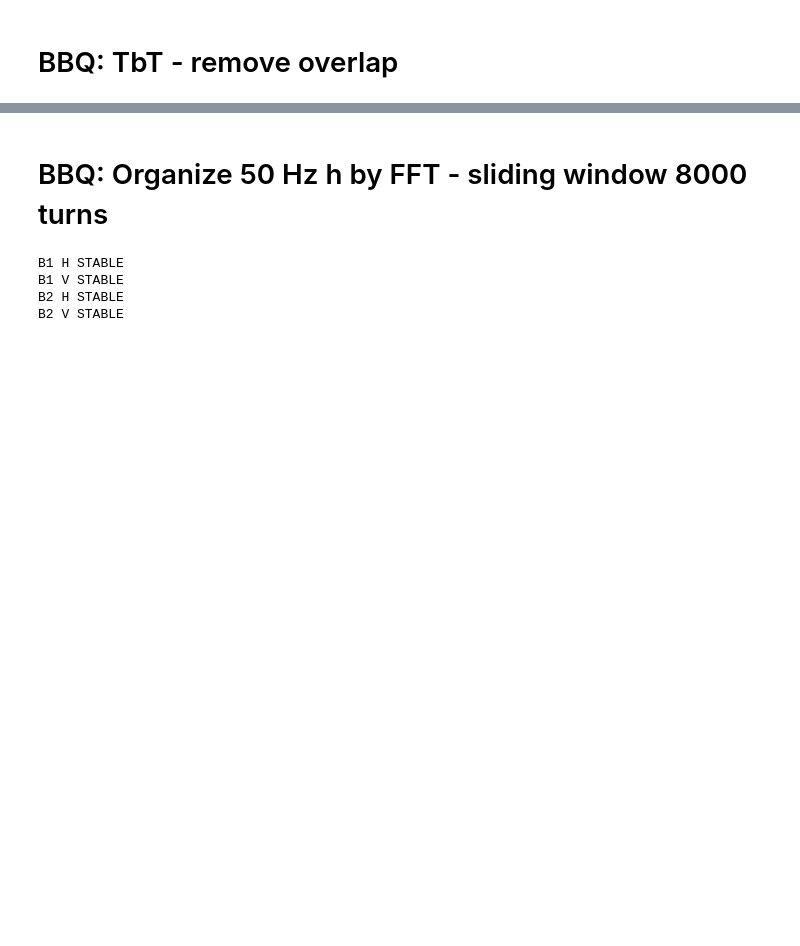
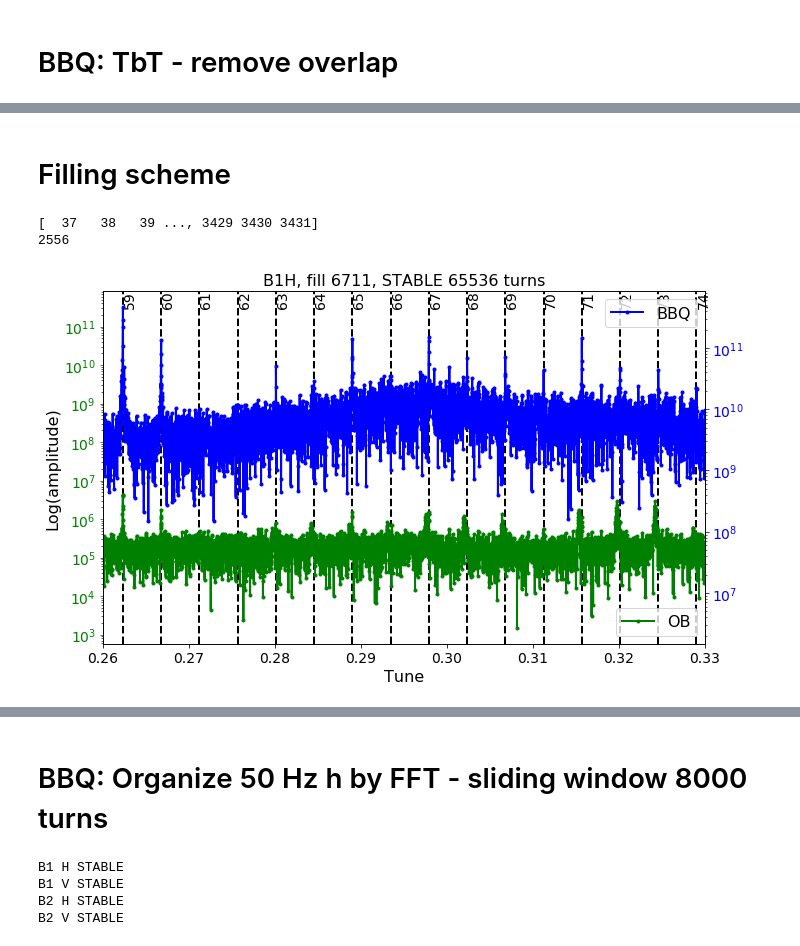
Before and after one commit to skostogl/noise_studies, a Jupyter notebook: compare_obsbox.ipynb, the cells around one changed output, grey strips where cells are left out. Cells and saved outputs as stored; diff of their text form; code cells hidden in the pictures; blank space fills up the shorter version.

```diff
--- a/compare_obsbox.ipynb
+++ b/compare_obsbox.ipynb
@@ -35,0 +36,4 @@ average overlap 248.73 samples
+# %%
+data = df.B1.H.tbt.STABLE['LHC.BQBBQ.CONTINUOUS_HS.B1:ACQ_DATA_H'].iloc[0]
+fourier2 = np.fft.rfft(data)
+freqs2 = np.fft.rfftfreq(len(fourier2)*2-1)
@@ -35,0 +76,50 @@ average overlap 248.73 samples
+# %% [markdown]
+# Filling scheme
+# %%
+cals.search('%FILL_PATTERN%')
+raw_data =   importData.LHCCals2pd('LHC.BCTFR.A6R4.B1:BUNCH_FILL_PATTERN', fill_number, 'RAMP')
+for i in raw_data['LHC.BCTFR.A6R4.B1:BUNCH_FILL_PATTERN'][0:1]:
+    bunches = np.where(np.array(i)>0.1)[0]
+    print bunches
+print len(bunches)
+# %% [output]
+[  37   38   39 ..., 3429 3430 3431]
+2556
+# %%
+fftdat = (np.fft.fft(alldat[:, bunches],axis=0))
+fftfreq = np.fft.fftfreq(fftdat.shape[0])
+sumFFT = (np.sum(fftdat,axis=1))
+freqs = np.fft.fftshift(fftfreq)
+fourier =  np.fft.fftshift(sumFFT)
+# %%
+#%matplotlib notebook
+fig1, ax1 = plt.subplots(figsize=(10,6))
+xmin = 0.26; xmax = 0.33
+import bisect
+x = np.fft.fftshift(fftfreq)
+lower_bound_i = bisect.bisect_left(x, xmin)
+upper_bound_i = bisect.bisect_right(x, xmax, lo=lower_bound_i)
+yy = (abs(np.fft.fftshift(sumFFT)))[lower_bound_i:upper_bound_i]
+plt.xlim(xmin, xmax)
+#plt.ylim([min(yy), max(yy)])
+plt.ylabel('Log(amplitude)', fontsize=16)
+plt.xlabel('Tune', fontsize=16)
+plt.title('B1H, fill %s, STABLE' %(str(fill_number))+' 65536 turns')
+
+for i in range(112):
+    plt.axvline(i*harm, c='k', linestyle='--')
+    if i*harm>=xmin and i*harm<=xmax:
+      plt.text(i*harm,max( abs(fourier2)),'%s' %str(i),rotation=90, fontsize=14)
+plt.semilogy(freqs, abs(fourier), c='g', label='OB', ms=3, marker='o')
+ax2 = ax1.twinx()
+ax2.semilogy(freqs2, abs(fourier2), c='b', label = 'BBQ', ms=3, marker='o')
+ax1.tick_params('y', colors='g')
+ax1.legend(loc=4)
+ax2.tick_params('y', colors='b')
+ax2.legend(loc=1)
+ax1.legend(loc=4)
+plt.tight_layout()
+#plt.savefig('plots/comp_ob_bbq.png')
+plt.show()
+# %% [output]
+[figure, added]
```
Also changed, not shown: parts of 9 cells of this notebook, 4 other files.
